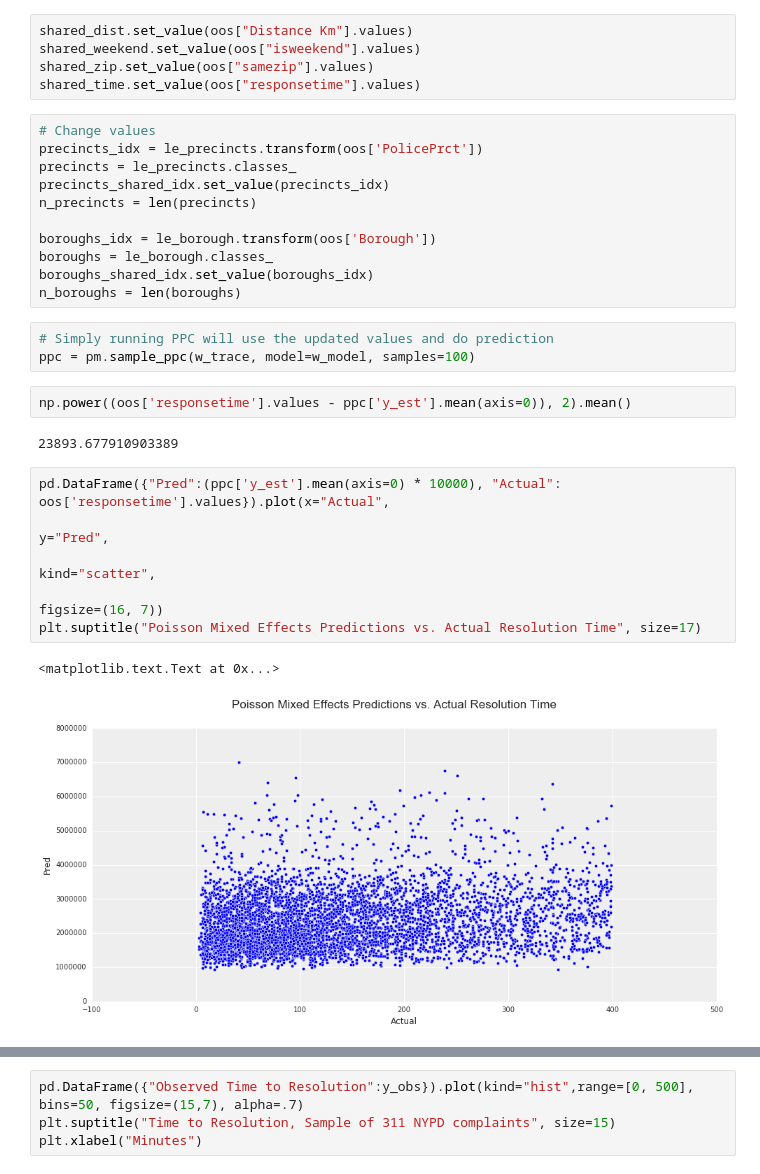
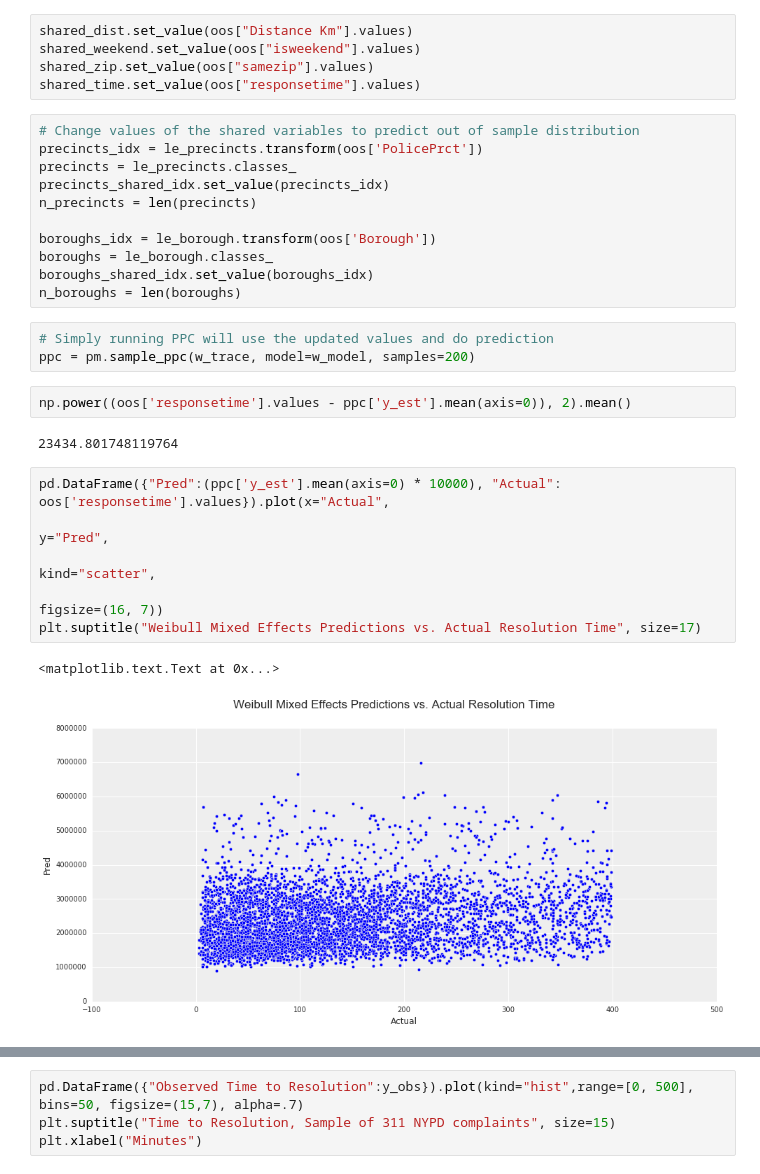
Before and after one commit to jsafyan/edav-final, a Jupyter notebook: EDAV-final-Bayesian.ipynb, the cells around one changed output, grey strips where cells are left out. Saved outputs shown, nothing was run; the diff lists cells and outputs as text.

```diff
--- a/EDAV-final-Bayesian.ipynb
+++ b/EDAV-final-Bayesian.ipynb
@@ -327,7 +331,7 @@ shared_weekend.set_value(oos["isweekend"].values)
 shared_zip.set_value(oos["samezip"].values)
 shared_time.set_value(oos["responsetime"].values)
 # %%
-# Change values
+# Change values of the shared variables to predict out of sample distribution
 precincts_idx = le_precincts.transform(oos['PolicePrct'])
 precincts = le_precincts.classes_
 precincts_shared_idx.set_value(precincts_idx)
@@ -339,20 +343,20 @@ boroughs_shared_idx.set_value(boroughs_idx)
 n_boroughs = len(boroughs)
 # %%
 # Simply running PPC will use the updated values and do prediction
-ppc = pm.sample_ppc(w_trace, model=w_model, samples=100)
+ppc = pm.sample_ppc(w_trace, model=w_model, samples=200)
 # %%
 np.power((oos['responsetime'].values - ppc['y_est'].mean(axis=0)), 2).mean()
 # %% [output]
-23893.677910903389
+23434.801748119764
 # %%
 pd.DataFrame({"Pred":(ppc['y_est'].mean(axis=0) * 10000), "Actual": oos['responsetime'].values}).plot(x="Actual",
                                                                                               y="Pred",
                                                                                               kind="scatter",
                                                                                               figsize=(16, 7))
-plt.suptitle("Poisson Mixed Effects Predictions vs. Actual Resolution Time", size=17)
+plt.suptitle("Weibull Mixed Effects Predictions vs. Actual Resolution Time", size=17)
 # %% [output]
 <matplotlib.text.Text at 0x...>
-[figure, old version]
+[figure, new version]
 # %%
 pd.DataFrame({"Pred":(ppc['y_est'].mean(axis=0)), "Actual": oos['responsetime'].values}).plot(kind="hist",
                                                                                               figsize=(15, 7),
```
Also changed, not shown: parts of 17 cells of this notebook.
